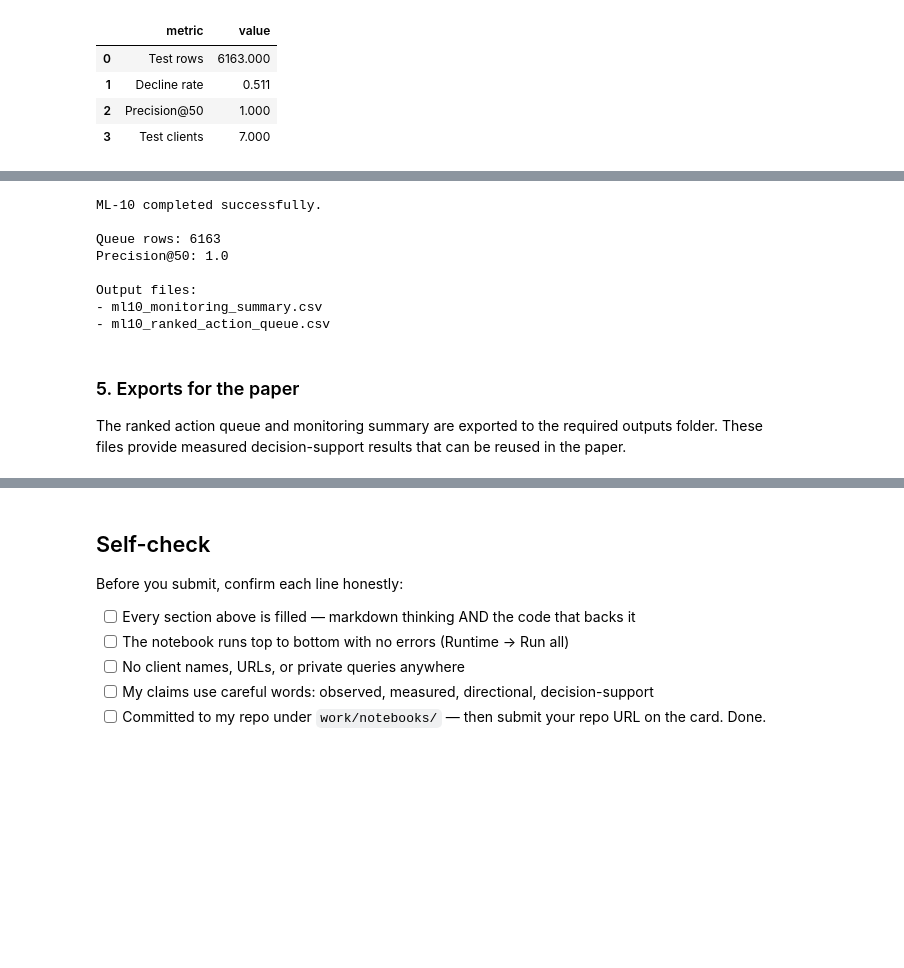
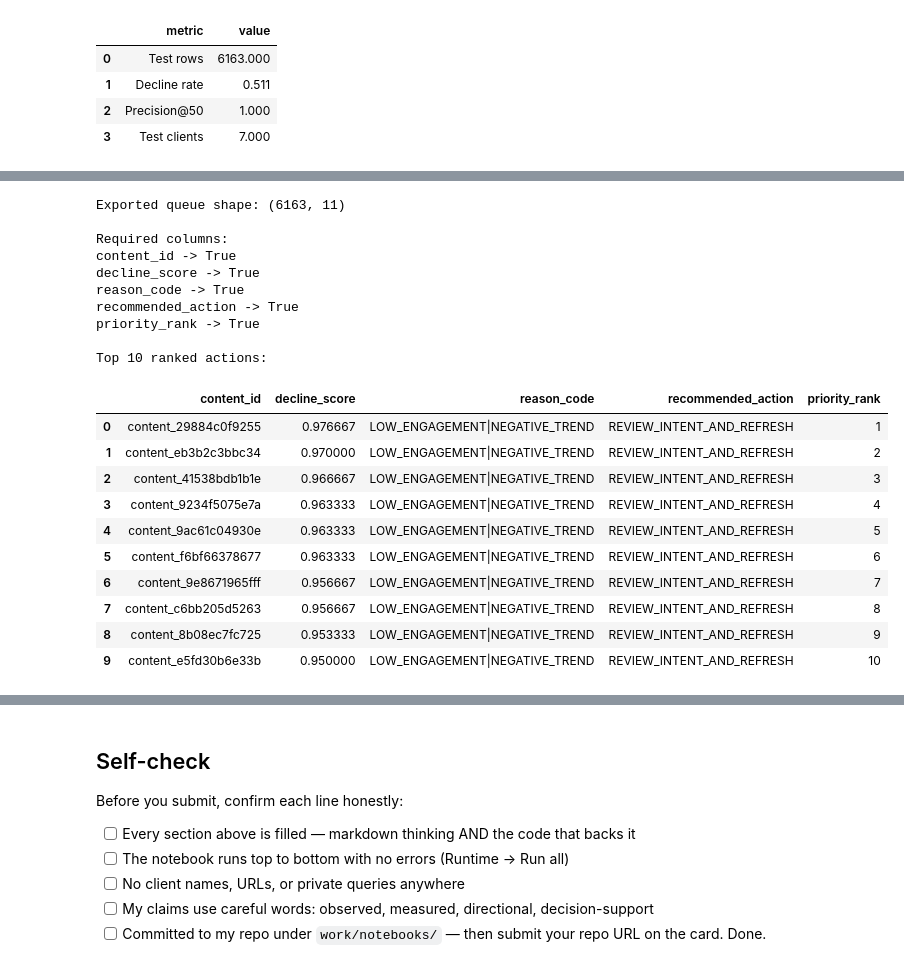
Before and after one commit to Duchalsoham12/flyrank-ml-internship, a Jupyter notebook: work/notebooks/w07_action_playbook.ipynb, the cells around one changed output, grey strips where cells are left out. Saved outputs shown, nothing was run; the diff lists cells and outputs as text; code cells hidden in the pictures; blank space fills up the shorter version.

```diff
--- a/work/notebooks/w07_action_playbook.ipynb
+++ b/work/notebooks/w07_action_playbook.ipynb
@@ -395,22 +489,54 @@ flyrank-ml-internship/work/outputs/ml10_monitoring_summary.csv
-# %%
-print("ML-10 completed successfully.")
-
-print("\nQueue rows:", len(queue))
-print("Precision@50:", round(honest_p50, 3))
-
-print("\nOutput files:")
-for file in os.listdir(output_dir):
-    print("-", file)
-# %% [output]
-ML-10 completed successfully.
-
-Queue rows: 6163
-Precision@50: 1.0
-
-Output files:
-- ml10_monitoring_summary.csv
-- ml10_ranked_action_queue.csv
-# %% [markdown]
-### 5. Exports for the paper
-
-The ranked action queue and monitoring summary are exported to the required outputs folder. These files provide measured decision-support results that can be reused in the paper.
+# %%
+exported_queue = pd.read_csv(queue_path)
+
+required_columns = [
+    "content_id",
+    "decline_score",
+    "reason_code",
+    "recommended_action",
+    "priority_rank"
+]
+
+print(
+    "Exported queue shape:",
+    exported_queue.shape
+)
+
+print("\nRequired columns:")
+
+for col in required_columns:
+    print(
+        col,
+        "->",
+        col in exported_queue.columns
+    )
+
+print("\nTop 10 ranked actions:")
+
+display(
+    exported_queue[
+        required_columns
+    ].head(10)
+)
+# %% [output]
+Exported queue shape: (6163, 11)
+
+Required columns:
+content_id -> True
+decline_score -> True
+reason_code -> True
+recommended_action -> True
+priority_rank -> True
+
+Top 10 ranked actions:
+|  | content_id | decline_score | reason_code | recommended_action | priority_rank |
+| 0 | content_29884c0f9255 | 0.976667 | LOW_ENGAGEMENT|NEGATIVE_TREND | REVIEW_INTENT_AND_REFRESH | 1 |
+| 1 | content_eb3b2c3bbc34 | 0.970000 | LOW_ENGAGEMENT|NEGATIVE_TREND | REVIEW_INTENT_AND_REFRESH | 2 |
+| 2 | content_41538bdb1b1e | 0.966667 | LOW_ENGAGEMENT|NEGATIVE_TREND | REVIEW_INTENT_AND_REFRESH | 3 |
+| 3 | content_9234f5075e7a | 0.963333 | LOW_ENGAGEMENT|NEGATIVE_TREND | REVIEW_INTENT_AND_REFRESH | 4 |
+| 4 | content_9ac61c04930e | 0.963333 | LOW_ENGAGEMENT|NEGATIVE_TREND | REVIEW_INTENT_AND_REFRESH | 5 |
+| 5 | content_f6bf66378677 | 0.963333 | LOW_ENGAGEMENT|NEGATIVE_TREND | REVIEW_INTENT_AND_REFRESH | 6 |
+| 6 | content_9e8671965fff | 0.956667 | LOW_ENGAGEMENT|NEGATIVE_TREND | REVIEW_INTENT_AND_REFRESH | 7 |
+| 7 | content_c6bb205d5263 | 0.956667 | LOW_ENGAGEMENT|NEGATIVE_TREND | REVIEW_INTENT_AND_REFRESH | 8 |
+| 8 | content_8b08ec7fc725 | 0.953333 | LOW_ENGAGEMENT|NEGATIVE_TREND | REVIEW_INTENT_AND_REFRESH | 9 |
+| 9 | content_e5fd30b6e33b | 0.950000 | LOW_ENGAGEMENT|NEGATIVE_TREND | REVIEW_INTENT_AND_REFRESH | 10 |
```
Also changed, not shown: parts of 26 cells of this notebook.
